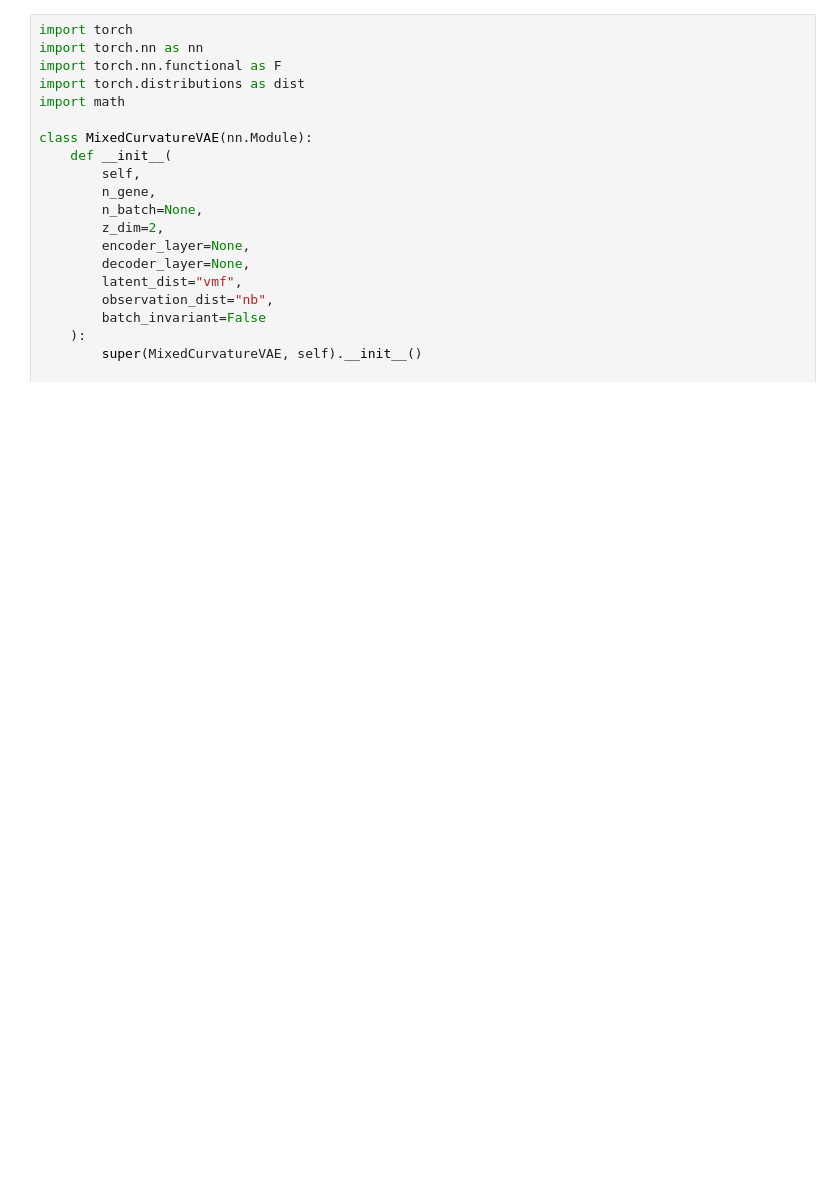
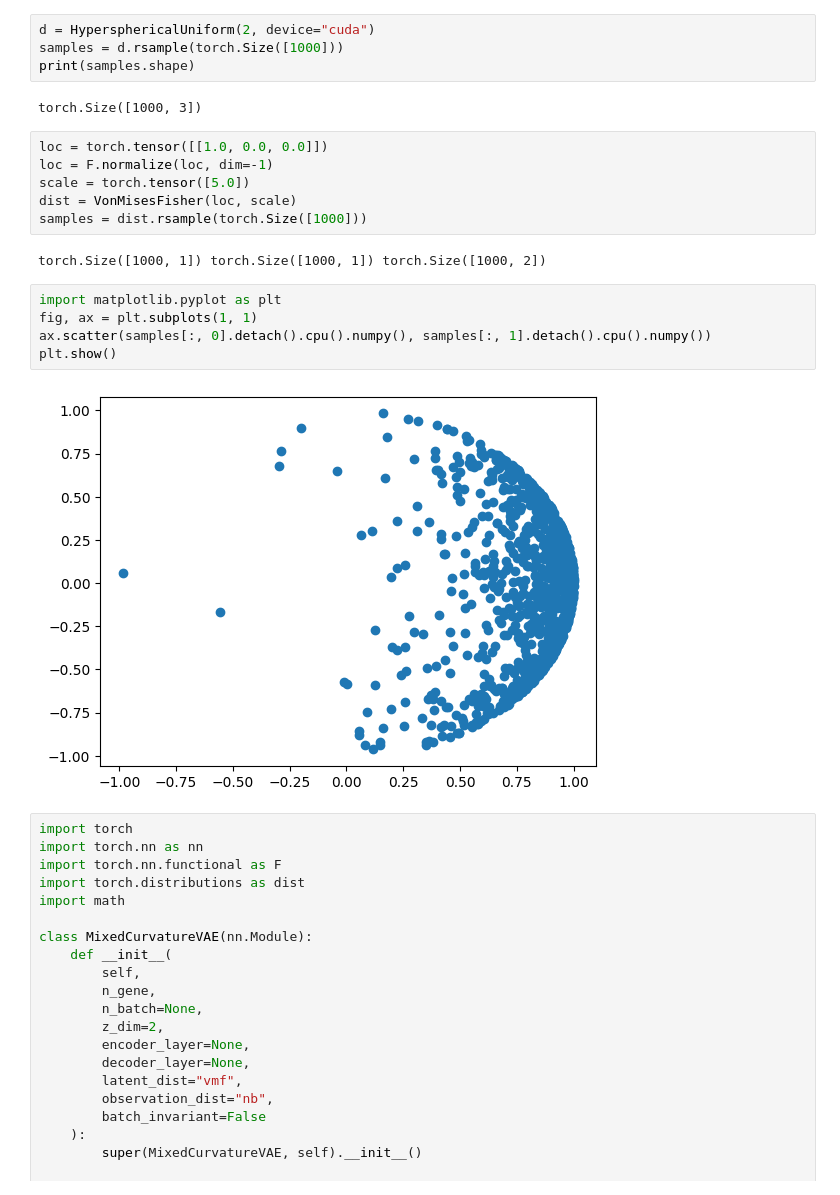
Before and after one commit to romainhardy/hyperbolic-cancer, a Jupyter notebook: notebooks/mvae/sandbox.ipynb, the cells around one changed output. Drawn from its saved outputs; the diff is of its cells as text; blank space fills up the shorter version.

```diff
--- a/notebooks/mvae/sandbox.ipynb
+++ b/notebooks/mvae/sandbox.ipynb
@@ -283,3 +219,24 @@ class VonMisesFisher(Distribution):
+# %%
+d = HypersphericalUniform(2, device="cuda")
+samples = d.rsample(torch.Size([1000]))
+print(samples.shape)
+# %% [output]
+torch.Size([1000, 3])
+# %%
+loc = torch.tensor([[1.0, 0.0, 0.0]])
+loc = F.normalize(loc, dim=-1)
+scale = torch.tensor([5.0])
+dist = VonMisesFisher(loc, scale)
+samples = dist.rsample(torch.Size([1000]))
+# %% [output]
+torch.Size([1000, 1]) torch.Size([1000, 1]) torch.Size([1000, 2])
+# %%
+import matplotlib.pyplot as plt
+fig, ax = plt.subplots(1, 1)
+ax.scatter(samples[:, 0].detach().cpu().numpy(), samples[:, 1].detach().cpu().numpy())
+plt.show()
+# %% [output]
+[figure, added]
 # %%
 import torch
 import torch.nn as nn
```
Also changed, not shown: parts of 4 cells of this notebook.
